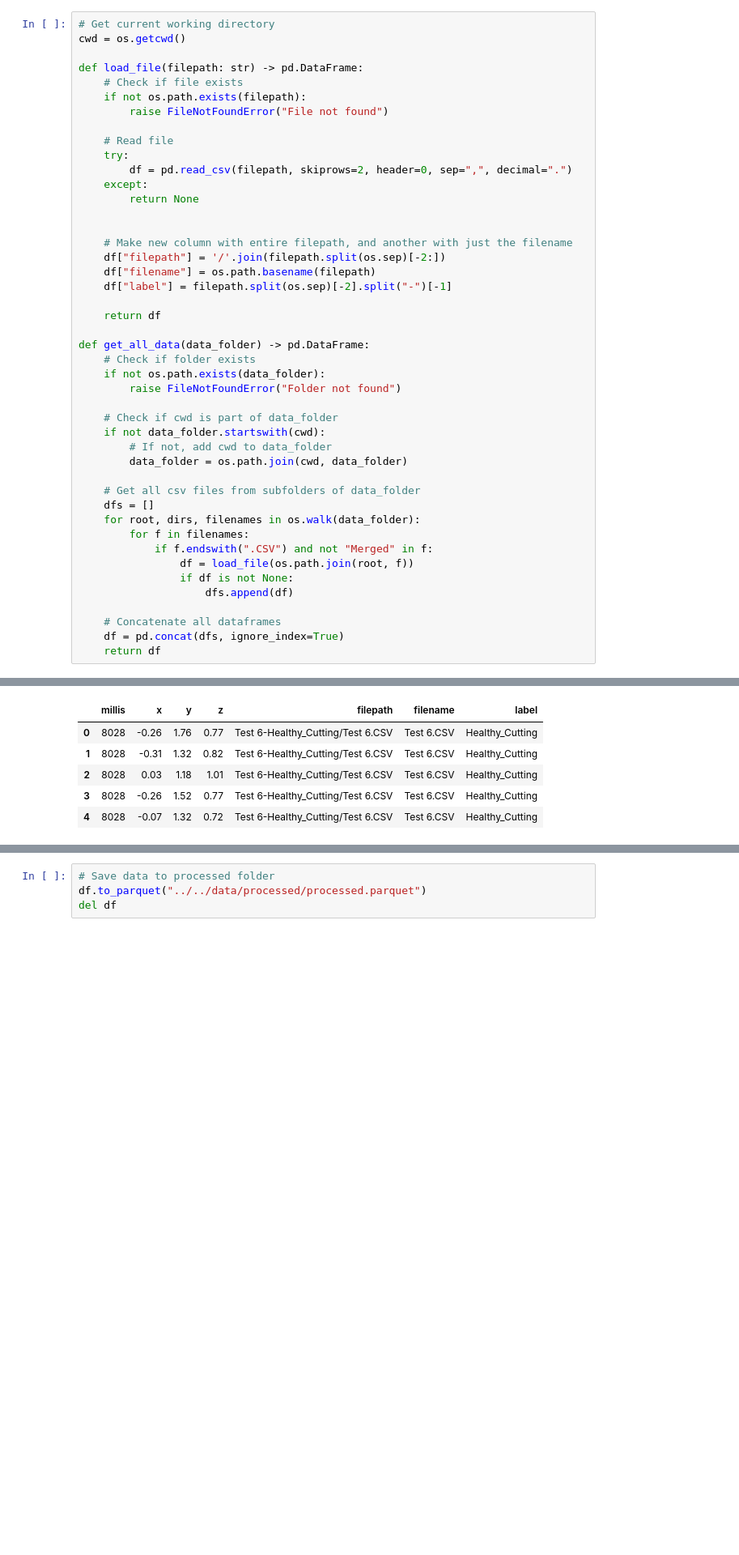
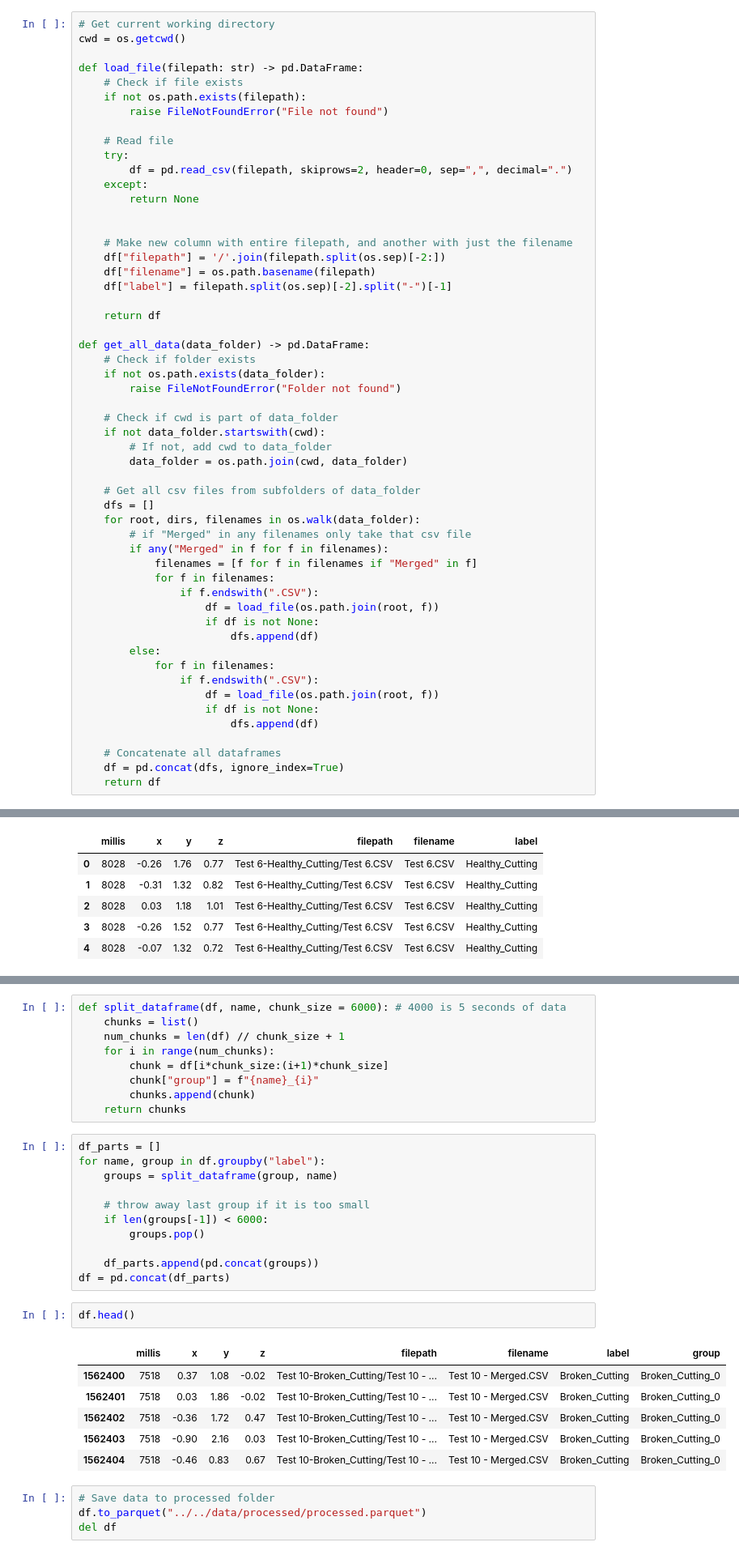
Before and after one commit to AJDERS/greentech, a Jupyter notebook: src/notebooks/initial-analysis.ipynb, the cells around one changed output, grey strips where cells are left out. Shown: that part at 81% size. Drawn from its saved outputs; the diff is of its cells as text; blank space fills up the shorter version.

```diff
--- a/src/notebooks/initial-analysis.ipynb
+++ b/src/notebooks/initial-analysis.ipynb
@@ -40,11 +43,20 @@ def get_all_data(data_folder) -> pd.DataFrame:
     # Get all csv files from subfolders of data_folder
     dfs = []
     for root, dirs, filenames in os.walk(data_folder):
-        for f in filenames:
-            if f.endswith(".CSV") and not "Merged" in f:
-                df = load_file(os.path.join(root, f))
-                if df is not None:
-                    dfs.append(df)
+        # if "Merged" in any filenames only take that csv file
+        if any("Merged" in f for f in filenames):
+            filenames = [f for f in filenames if "Merged" in f]
+            for f in filenames:
+                if f.endswith(".CSV"):
+                    df = load_file(os.path.join(root, f))
+                    if df is not None:
+                        dfs.append(df)
+        else:
+            for f in filenames:
+                if f.endswith(".CSV"):
+                    df = load_file(os.path.join(root, f))
+                    if df is not None:
+                        dfs.append(df)
 
     # Concatenate all dataframes
     df = pd.concat(dfs, ignore_index=True)
@@ -115,3 +109,32 @@ df.groupby(["label", "filename"]).size().reset_index(name="count")
+# %%
+def split_dataframe(df, name, chunk_size = 6000): # 4000 is 5 seconds of data
+    chunks = list()
+    num_chunks = len(df) // chunk_size + 1
+    for i in range(num_chunks):
+        chunk = df[i*chunk_size:(i+1)*chunk_size]
+        chunk["group"] = f"{name}_{i}"
+        chunks.append(chunk)
+    return chunks
+# %%
+df_parts = []
+for name, group in df.groupby("label"):
+    groups = split_dataframe(group, name)
+
+    # throw away last group if it is too small
+    if len(groups[-1]) < 6000:
+        groups.pop()
+
+    df_parts.append(pd.concat(groups))
+df = pd.concat(df_parts)
+# %%
+df.head()
+# %% [output]
+|  | millis | x | y | z | filepath | filename | label | group |
+| 1562400 | 7518 | 0.37 | 1.08 | -0.02 | Test 10-Broken_Cutting/Test 10 - ... | Test 10 - Merged.CSV | Broken_Cutting | Broken_Cutting_0 |
+| 1562401 | 7518 | 0.03 | 1.86 | -0.02 | Test 10-Broken_Cutting/Test 10 - ... | Test 10 - Merged.CSV | Broken_Cutting | Broken_Cutting_0 |
+| 1562402 | 7518 | -0.36 | 1.72 | 0.47 | Test 10-Broken_Cutting/Test 10 - ... | Test 10 - Merged.CSV | Broken_Cutting | Broken_Cutting_0 |
+| 1562403 | 7518 | -0.90 | 2.16 | 0.03 | Test 10-Broken_Cutting/Test 10 - ... | Test 10 - Merged.CSV | Broken_Cutting | Broken_Cutting_0 |
+| 1562404 | 7518 | -0.46 | 0.83 | 0.67 | Test 10-Broken_Cutting/Test 10 - ... | Test 10 - Merged.CSV | Broken_Cutting | Broken_Cutting_0 |
 # %%
 # Save data to processed folder
 df.to_parquet("../../data/processed/processed.parquet")
```
Also changed, not shown: parts of 28 cells of this notebook.
